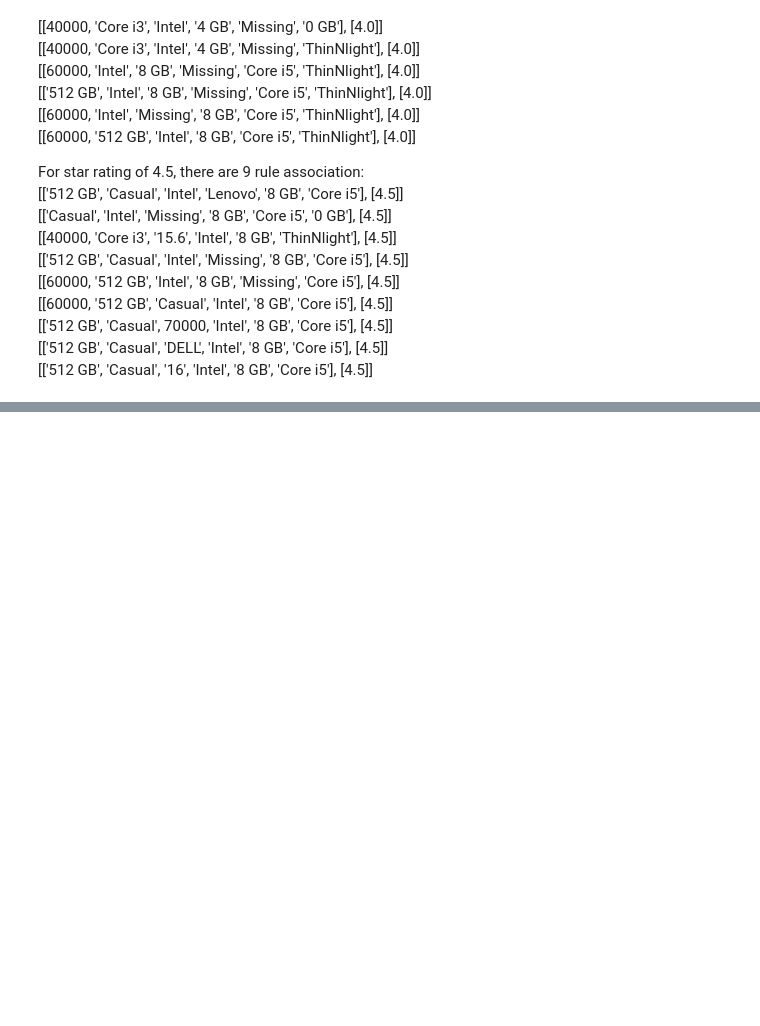
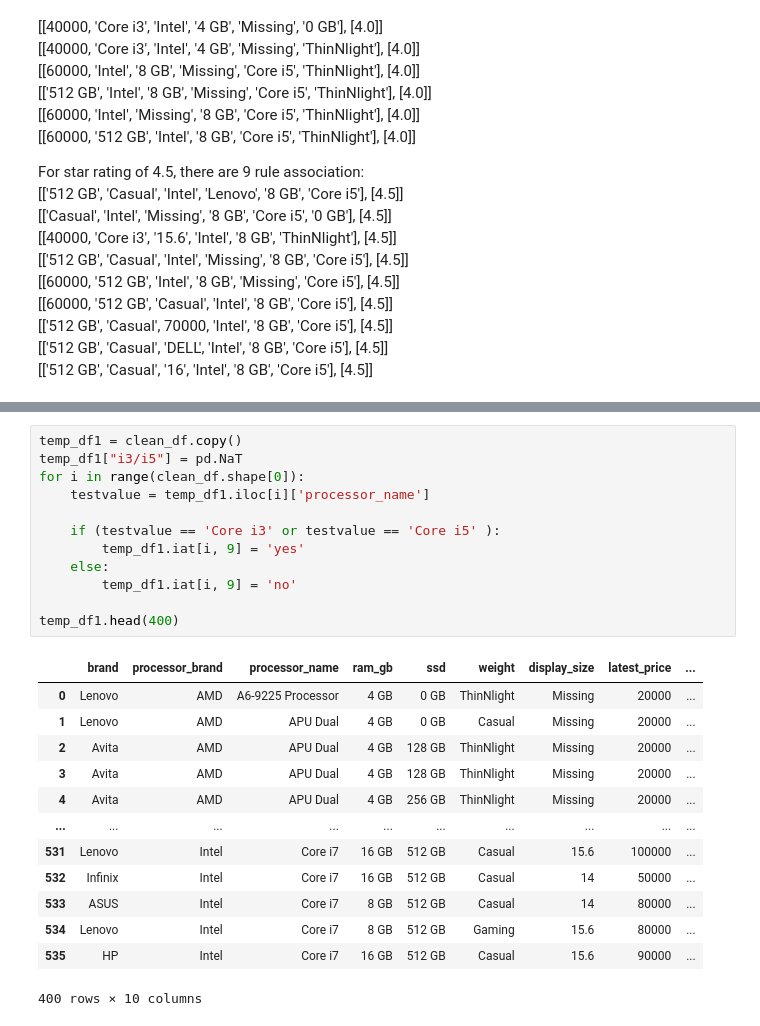
Before and after one commit to AureliusLim/csmodel-phase1, a Jupyter notebook: main_notebook.ipynb, the cells around one changed output, grey strips where cells are left out. Cells and saved outputs as stored; diff of their text form; blank space fills up the shorter version.

```diff
--- a/main_notebook.ipynb
+++ b/main_notebook.ipynb
@@ -562,0 +749,26 @@ For star rating of 4.5, there are 9 rule association:<br>
+# %%
+temp_df1 = clean_df.copy()
+temp_df1["i3/i5"] = pd.NaT
+for i in range(clean_df.shape[0]):
+    testvalue = temp_df1.iloc[i]['processor_name']
+
+    if (testvalue == 'Core i3' or testvalue == 'Core i5' ):
+        temp_df1.iat[i, 9] = 'yes'
+    else:
+        temp_df1.iat[i, 9] = 'no'
+
+temp_df1.head(400)
+# %% [output]
+|  | brand | processor_brand | processor_name | ram_gb | ssd | weight | display_size | latest_price | ... |
+| 0 | Lenovo | AMD | A6-9225 Processor | 4 GB | 0 GB | ThinNlight | Missing | 20000 | ... |
+| 1 | Lenovo | AMD | APU Dual | 4 GB | 0 GB | Casual | Missing | 20000 | ... |
+| 2 | Avita | AMD | APU Dual | 4 GB | 128 GB | ThinNlight | Missing | 20000 | ... |
+| 3 | Avita | AMD | APU Dual | 4 GB | 128 GB | ThinNlight | Missing | 20000 | ... |
+| 4 | Avita | AMD | APU Dual | 4 GB | 256 GB | ThinNlight | Missing | 20000 | ... |
+| ... | ... | ... | ... | ... | ... | ... | ... | ... | ... |
+| 531 | Lenovo | Intel | Core i7 | 16 GB | 512 GB | Casual | 15.6 | 100000 | ... |
+| 532 | Infinix | Intel | Core i7 | 16 GB | 512 GB | Casual | 14 | 50000 | ... |
+| 533 | ASUS | Intel | Core i7 | 8 GB | 512 GB | Casual | 14 | 80000 | ... |
+| 534 | Lenovo | Intel | Core i7 | 8 GB | 512 GB | Gaming | 15.6 | 80000 | ... |
+| 535 | HP | Intel | Core i7 | 16 GB | 512 GB | Casual | 15.6 | 90000 | ... |
+400 rows × 10 columns
```
Also changed, not shown: parts of 40 cells of this notebook.
